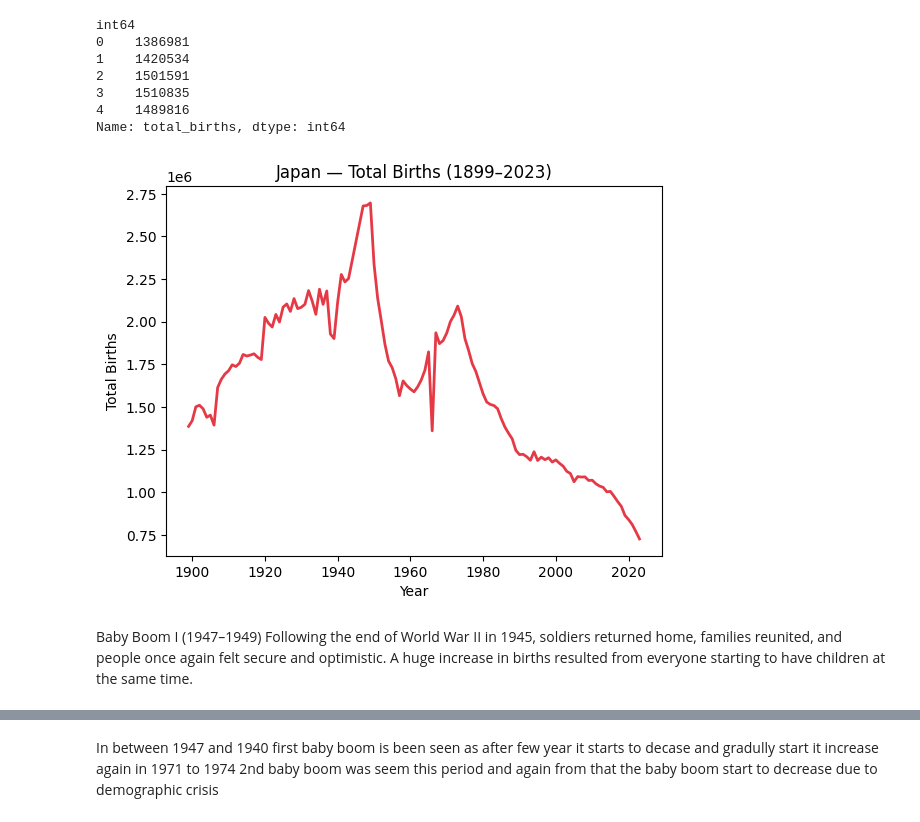
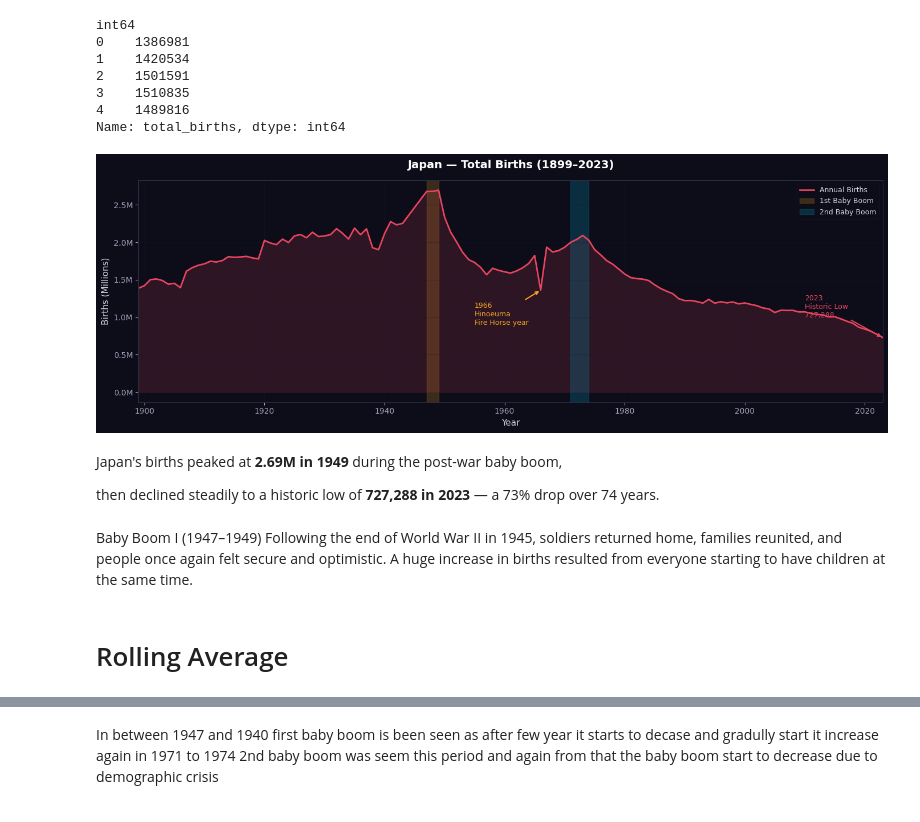
Before and after one commit to suzzzel5/Japan-Birth-Statistics-1899-2023-, a Jupyter notebook: notebooks/01_data_exploration.ipynb, the cells around one changed output, grey strips where cells are left out. Drawn from its saved outputs; the diff is of its cells as text; code cells hidden in the pictures.

Commit message:
updated the visualization in proper order size

```diff
--- a/notebooks/01_data_exploration.ipynb
+++ b/notebooks/01_data_exploration.ipynb
@@ -304,18 +319,50 @@ int64
 Name: total_births, dtype: int64
 # %%
 # Total Births Over Time
-fig, ax = plt.subplots()
+fig, ax = plt.subplots(figsize=(14, 5))
 
-ax.plot(df['year'], df['total_births'], color='#e63946', linewidth=2)
+ax.fill_between(df['year'], df['total_births'] / 1e6,
+                alpha=0.15, color=C['red'])
+ax.plot(df['year'], df['total_births'] / 1e6,
+        color=C['red'], linewidth=2, label='Annual Births')
 
-ax.set_title('Japan — Total Births (1899–2023)')
-ax.set_xlabel('Year')
-ax.set_ylabel('Total Births')
+# Baby boom highlights
+ax.axvspan(1947, 1949, alpha=0.2, color=C['gold'],  label='1st Baby Boom')
+ax.axvspan(1971, 1974, alpha=0.2, color=C['teal'],  label='2nd Baby Boom')
 
+# 1966 Hinoeuma annotation
+ax.annotate('1966\nHinoeuma\nFire Horse year',
+                xy=(1966, 1.36),
+                xytext=(1955, 0.9),
+                arrowprops=dict(arrowstyle='->', color=C['gold'], lw=1.5),
+                color=C['gold'], fontsize=9)
+
+# 2023 annotation
+ax.annotate('2023\nHistoric Low\n727,288',
+                xy=(2023, 0.727),
+                xytext=(2010, 1.0),
+                arrowprops=dict(arrowstyle='->', color=C['red'], lw=1.5),
+                color=C['red'], fontsize=9)
+
+ax.set_title("Japan — Total Births (1899–2023)", fontweight='bold', pad=15)
+ax.set_xlabel("Year")
+ax.set_ylabel("Births (Millions)")
+ax.yaxis.set_major_formatter(mticker.FuncFormatter(lambda x, _: f'{x:.1f}M'))
+ax.set_xlim(1899, 2023)
+ax.legend()
+ax.grid(True, alpha=0.3)
+plt.tight_layout()
+plt.savefig('../reports/01_total_births.png', dpi=150, bbox_inches='tight', facecolor='#0d0d1a')
 plt.show()
 # %% [output]
-[figure, old version]
+[figure, new version]
+# %% [markdown]
+Japan's births peaked at **2.69M in 1949** during the post-war baby boom,
+
+then declined steadily to a historic low of **727,288 in 2023** — a 73% drop over 74 years.
 # %% [markdown]
 Baby Boom I (1947–1949)
 Following the end of World War II in 1945, soldiers returned home, families reunited, and people once again felt secure and optimistic. A huge increase in births resulted from everyone starting to have children at the same time.
+# %% [markdown]
+# Rolling Average
 # %%
```
Also changed, not shown: parts of 23 cells of this notebook, 9 other files.
